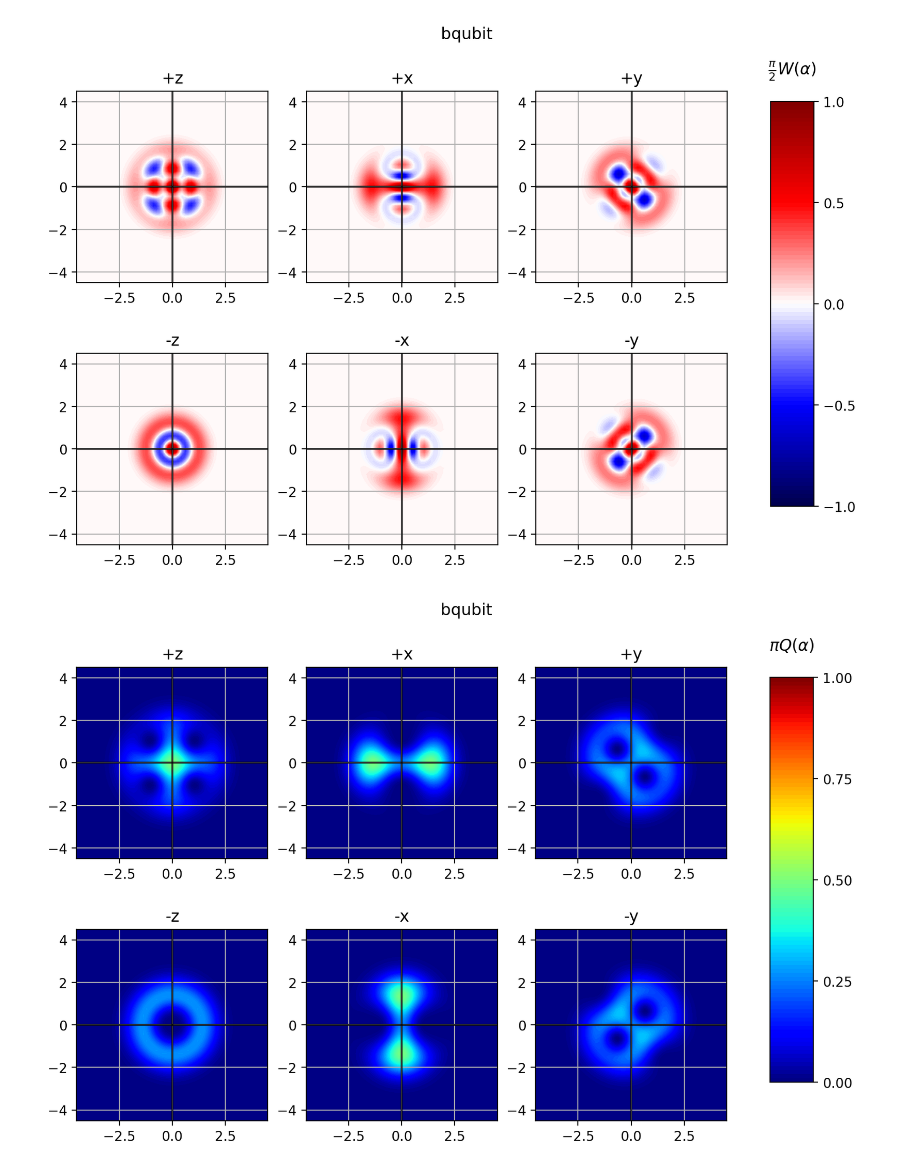
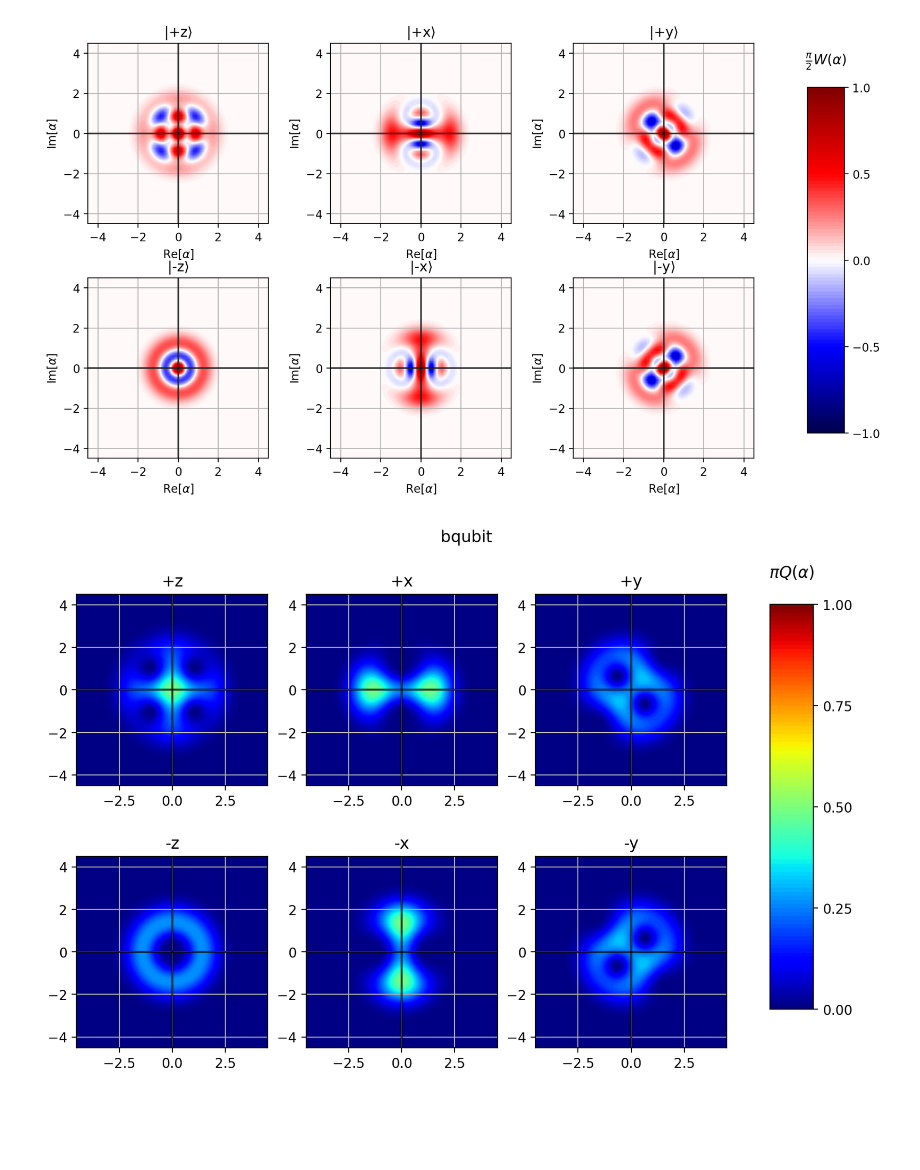
Before and after one commit to EQuS/bosonic, a Jupyter notebook: tutorials/binomial/1-codes.ipynb, the cells around one changed output. Drawn from its saved outputs; the diff is of its cells as text; code cells hidden in the pictures; blank space fills up the shorter version.

Commit message:
improving basis states plotting

```diff
--- a/tutorials/binomial/1-codes.ipynb
+++ b/tutorials/binomial/1-codes.ipynb
@@ -6,13 +6,12 @@ from bosonic_jax import BinomialQubit, BosonicRegister, BosonicCircuit, execute
 from jaxquantum import plot_wigner
 import jaxquantum as jqt
 # %%
-qubit = BinomialQubit(params={"N":50})
+qubit = BinomialQubit(params={"N":50}, name="")
 breg = BosonicRegister([qubit])
 bcirc = BosonicCircuit(breg)
+qubit.plot_code_states()
+# %% [output]
+[figure, added]
-# %%
-qubit.plot_code_states()
-# %% [output]
-[figure, removed]
 # %%
 qubit.plot_code_states(qp_type="qfunc")
 # %% [output]
```
Also changed, not shown: 3 other files.
